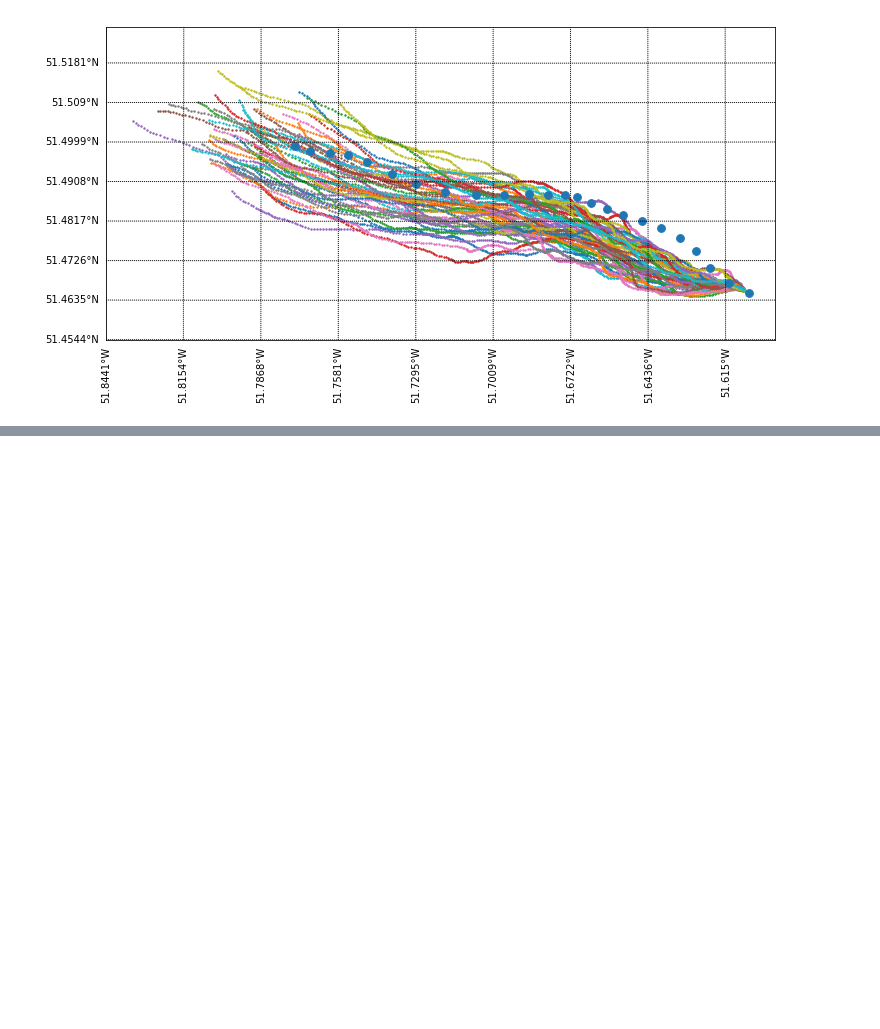
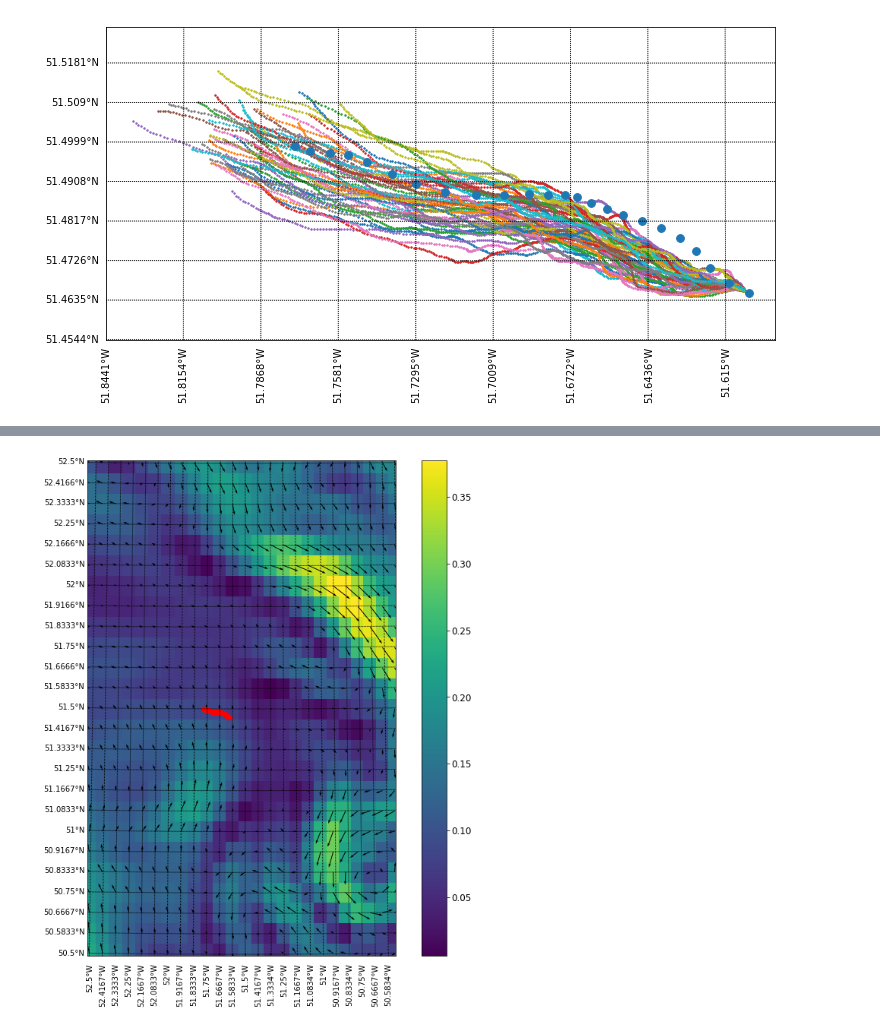
Before and after one commit to jmunroe/IceDEF, a Jupyter notebook: notebooks/ensemble3.ipynb, the cells around one changed output, grey strips where cells are left out. Saved outputs shown, nothing was run; the diff lists cells and outputs as text; code cells hidden in the pictures; blank space fills up the shorter version.

```diff
--- a/notebooks/ensemble3.ipynb
+++ b/notebooks/ensemble3.ipynb
@@ -149,0 +214,4 @@ fig, ax = sim.results.plot(labels, sizes=sizes)
+# %%
+do_stuff(sim.ocean, sim.ocean.current, lon_bounds, lat_bounds, time_bounds)
+# %% [output]
+[figure, added]
```
Also changed, not shown: parts of 29 cells of this notebook.
